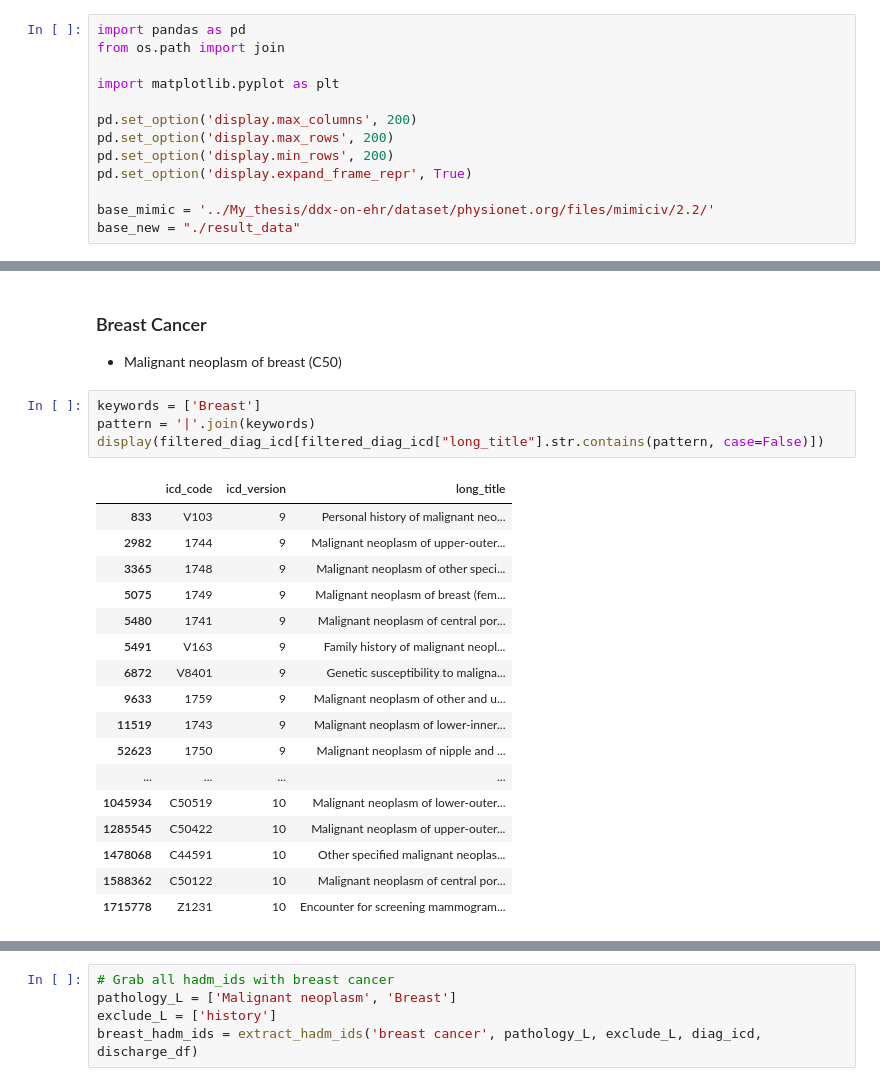
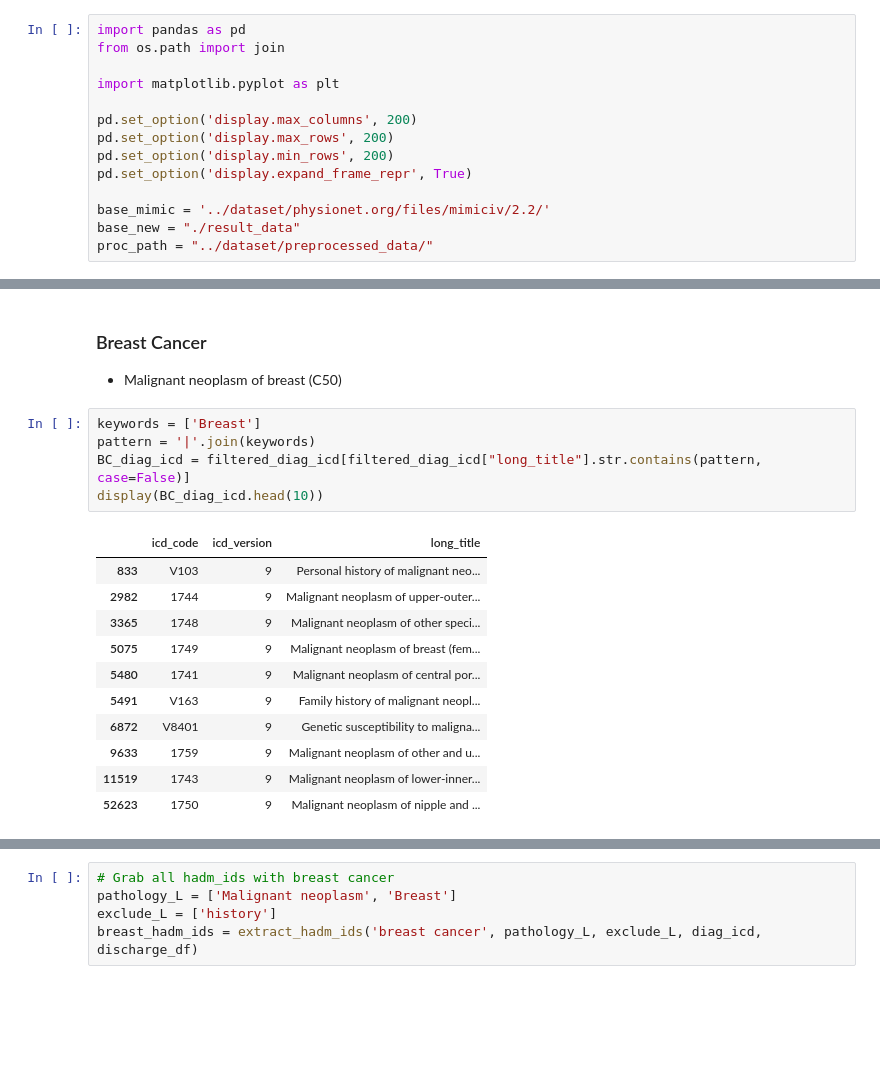
Before and after one commit to Subaru-Gastraea/MIMIC-Clinical-Decision-Making-Dataset, a Jupyter notebook: CreateDataset.ipynb, the cells around one changed output, grey strips where cells are left out. Saved outputs shown, nothing was run; the diff lists cells and outputs as text; blank space fills up the shorter version.

```diff
--- a/CreateDataset.ipynb
+++ b/CreateDataset.ipynb
@@ -9,8 +9,9 @@ pd.set_option('display.max_rows', 200)
 pd.set_option('display.min_rows', 200)
 pd.set_option('display.expand_frame_repr', True)
 
-base_mimic = '../My_thesis/ddx-on-ehr/dataset/physionet.org/files/mimiciv/2.2/'
+base_mimic = '../dataset/physionet.org/files/mimiciv/2.2/'
 base_new = "./result_data"
+proc_path = "../dataset/preprocessed_data/"
 # %% [markdown]
 # Dataset
 # %% [markdown]
@@ -363,22 +317,17 @@ display(filtered_diag_icd)
 # %%
 keywords = ['Breast']
 pattern = '|'.join(keywords)
-display(filtered_diag_icd[filtered_diag_icd["long_title"].str.contains(pattern, case=False)])
+BC_diag_icd = filtered_diag_icd[filtered_diag_icd["long_title"].str.contains(pattern, case=False)]
+display(BC_diag_icd.head(10))
 # %% [output]
 |  | icd_code | icd_version | long_title |
 | 833 | V103 | 9 | Personal history of malignant neo... |
 | 2982 | 1744 | 9 | Malignant neoplasm of upper-outer... |
 | 3365 | 1748 | 9 | Malignant neoplasm of other speci... |
 | 5075 | 1749 | 9 | Malignant neoplasm of breast (fem... |
 | 5480 | 1741 | 9 | Malignant neoplasm of central por... |
 | 5491 | V163 | 9 | Family history of malignant neopl... |
 | 6872 | V8401 | 9 | Genetic susceptibility to maligna... |
 | 9633 | 1759 | 9 | Malignant neoplasm of other and u... |
 | 11519 | 1743 | 9 | Malignant neoplasm of lower-inner... |
 | 52623 | 1750 | 9 | Malignant neoplasm of nipple and ... |
-| ... | ... | ... | ... |
-| 1045934 | C50519 | 10 | Malignant neoplasm of lower-outer... |
-| 1285545 | C50422 | 10 | Malignant neoplasm of upper-outer... |
-| 1478068 | C44591 | 10 | Other specified malignant neoplas... |
-| 1588362 | C50122 | 10 | Malignant neoplasm of central por... |
-| 1715778 | Z1231 | 10 | Encounter for screening mammogram... |
```
Also changed, not shown: parts of 31 cells of this notebook.
